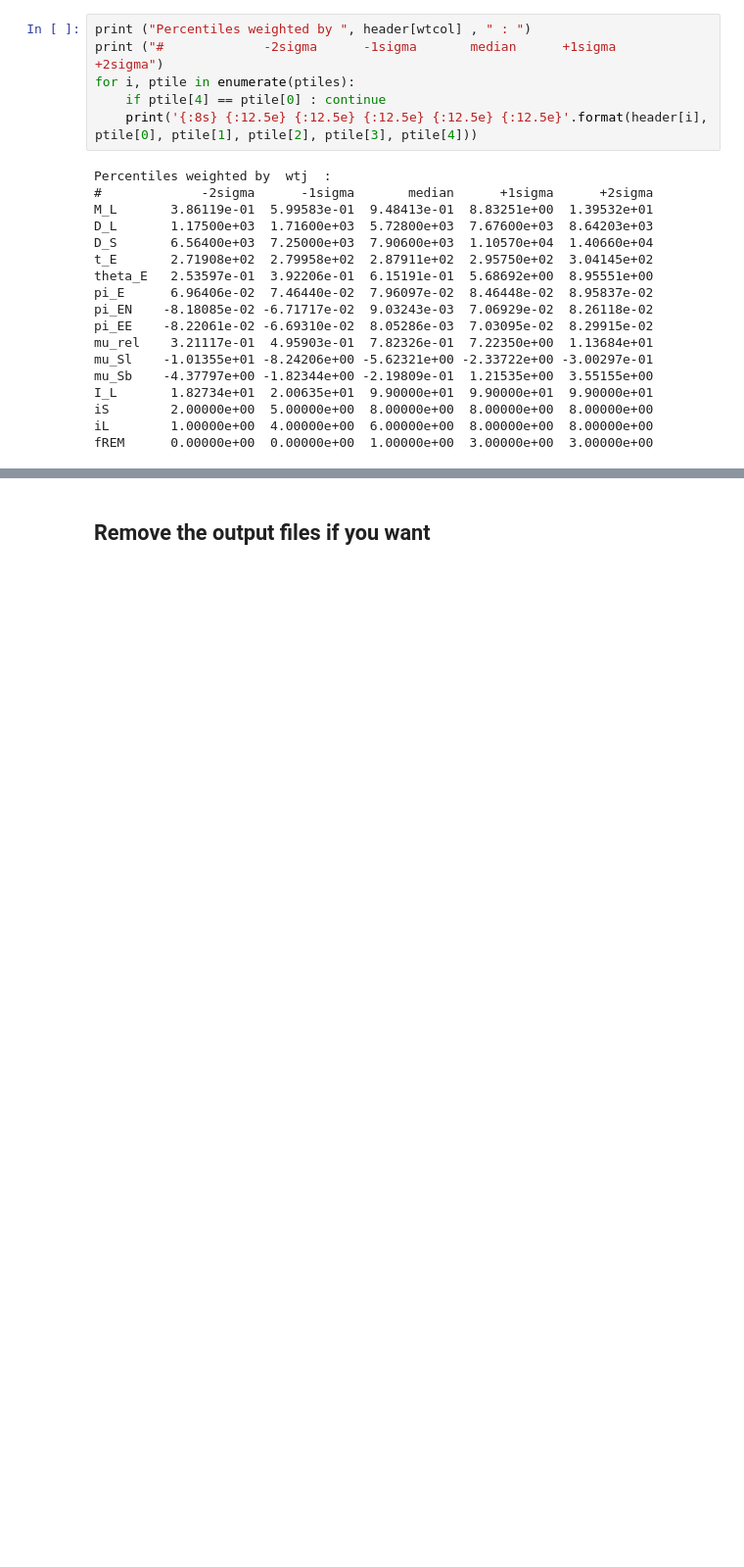
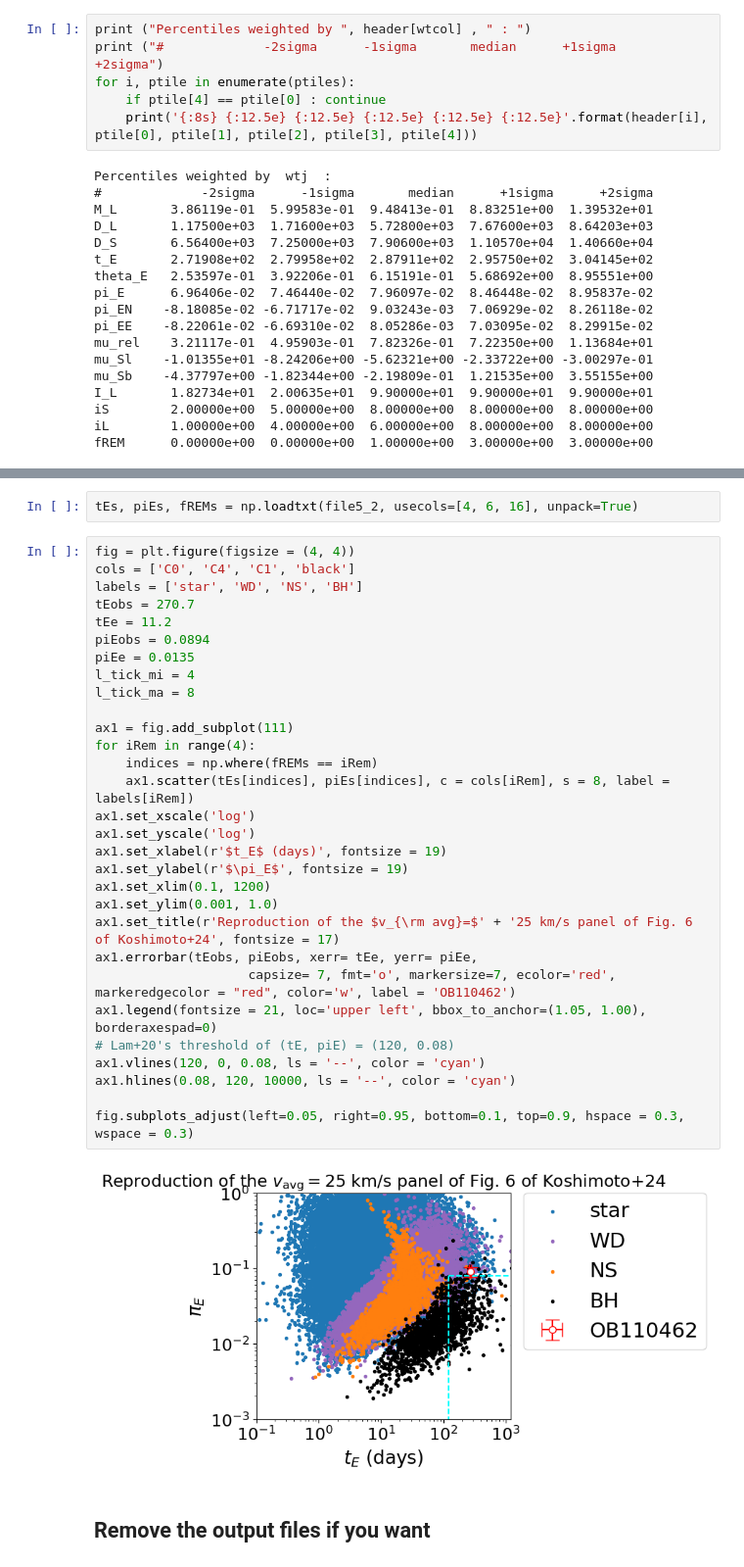
Before and after one commit to nkoshimoto/genulens, a Jupyter notebook: genulens_samples.ipynb, the cells around one changed output, grey strips where cells are left out. Shown at 98% size. Drawn from its saved outputs; the diff is of its cells as text; blank space fills up the shorter version.

```diff
--- a/genulens_samples.ipynb
+++ b/genulens_samples.ipynb
@@ -824,3 +964,37 @@ Note that results on a black hole candidate event highly depends on the mass fun
+# %%
+tEs, piEs, fREMs = np.loadtxt(file5_2, usecols=[4, 6, 16], unpack=True)
+# %%
+fig = plt.figure(figsize = (4, 4))
+cols = ['C0', 'C4', 'C1', 'black']
+labels = ['star', 'WD', 'NS', 'BH']
+tEobs = 270.7
+tEe = 11.2
+piEobs = 0.0894
+piEe = 0.0135
+l_tick_mi = 4
+l_tick_ma = 8
+
+ax1 = fig.add_subplot(111)
+for iRem in range(4):
+    indices = np.where(fREMs == iRem)
+    ax1.scatter(tEs[indices], piEs[indices], c = cols[iRem], s = 8, label = labels[iRem])
+ax1.set_xscale('log')
+ax1.set_yscale('log')
+ax1.set_xlabel(r'$t_E$ (days)', fontsize = 19)
+ax1.set_ylabel(r'$\pi_E$', fontsize = 19)
+ax1.set_xlim(0.1, 1200)
+ax1.set_ylim(0.001, 1.0)
+ax1.set_title(r'Reproduction of the $v_{\rm avg}=$' + '25 km/s panel of Fig. 6 of Koshimoto+24', fontsize = 17)
+ax1.errorbar(tEobs, piEobs, xerr= tEe, yerr= piEe,
+                    capsize= 7, fmt='o', markersize=7, ecolor='red', markeredgecolor = "red", color='w', label = 'OB110462')
+ax1.legend(fontsize = 21, loc='upper left', bbox_to_anchor=(1.05, 1.00), borderaxespad=0)
+# Lam+20's threshold of (tE, piE) = (120, 0.08)
+ax1.vlines(120, 0, 0.08, ls = '--', color = 'cyan')
+ax1.hlines(0.08, 120, 10000, ls = '--', color = 'cyan')
+
+fig.subplots_adjust(left=0.05, right=0.95, bottom=0.1, top=0.9, hspace = 0.3, wspace = 0.3)
+# %% [output]
+[figure, added]
 # %% [markdown]
 ## Remove the output files if you want
 # %%
```
Also changed, not shown: parts of 27 cells of this notebook, 1 other file.
